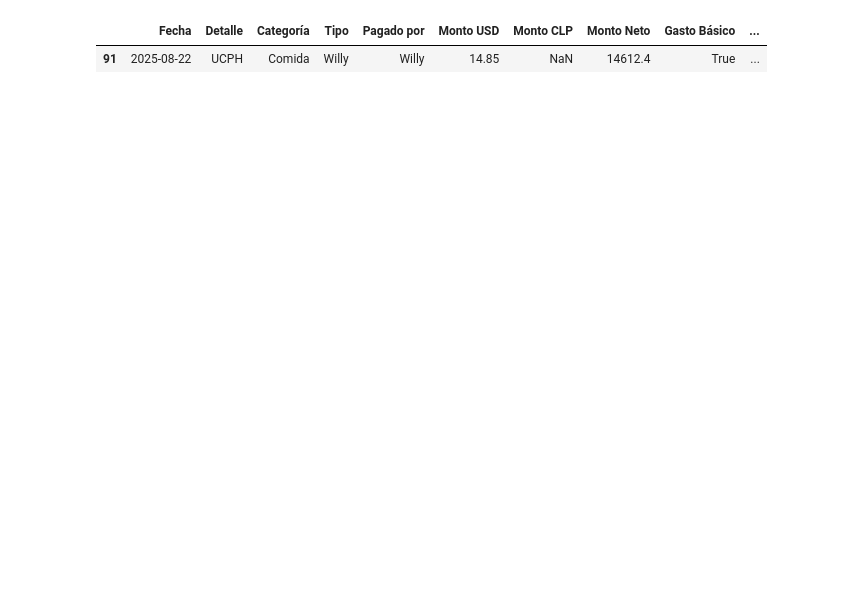
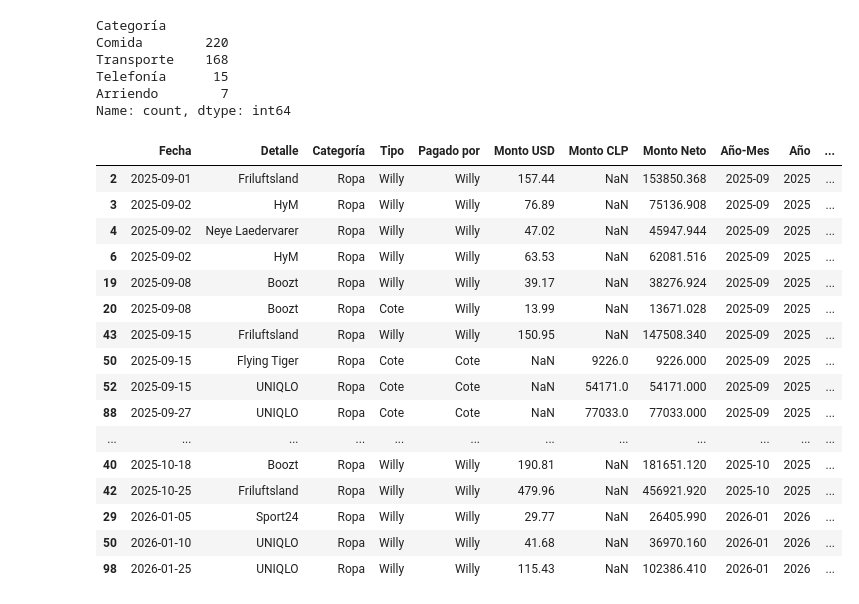
Before and after one commit to mariajosseu/gatitos-cash-flow, a Jupyter notebook: expenses_overview.ipynb, the cells around one changed output. Saved outputs shown, nothing was run; the diff lists cells and outputs as text; code cells hidden in the pictures; blank space fills up the shorter version.

```diff
--- a/expenses_overview.ipynb
+++ b/expenses_overview.ipynb
@@ -66,5 +69,9 @@ plot_basic_expenses(df_processed)
-# %%
-df_processed[df_processed["Detalle"] == "UCPH"]
-# %% [output]
-|  | Fecha | Detalle | Categoría | Tipo | Pagado por | Monto USD | Monto CLP | Monto Neto | Gasto Básico | ... |
-| 91 | 2025-08-22 | UCPH | Comida | Willy | Willy | 14.85 | NaN | 14612.4 | True | ... |
+# %%
+df_processed[df_processed["Gasto Básico"]]["Categoría"].value_counts()
+# %% [output]
+Categoría
+Comida        220
+Transporte    168
+Telefonía      15
+Arriendo        7
+Name: count, dtype: int64
@@ -70,0 +80,20 @@ df_processed[df_processed["Detalle"] == "UCPH"]
+# %%
+df_processed[df_processed["Categoría"] == "Ropa"]
+# %% [output]
+|  | Fecha | Detalle | Categoría | Tipo | Pagado por | Monto USD | Monto CLP | Monto Neto | Año-Mes | Año | ... |
+| 2 | 2025-09-01 | Friluftsland | Ropa | Willy | Willy | 157.44 | NaN | 153850.368 | 2025-09 | 2025 | ... |
+| 3 | 2025-09-02 | HyM | Ropa | Willy | Willy | 76.89 | NaN | 75136.908 | 2025-09 | 2025 | ... |
+| 4 | 2025-09-02 | Neye Laedervarer | Ropa | Willy | Willy | 47.02 | NaN | 45947.944 | 2025-09 | 2025 | ... |
+| 6 | 2025-09-02 | HyM | Ropa | Willy | Willy | 63.53 | NaN | 62081.516 | 2025-09 | 2025 | ... |
+| 19 | 2025-09-08 | Boozt | Ropa | Willy | Willy | 39.17 | NaN | 38276.924 | 2025-09 | 2025 | ... |
+| 20 | 2025-09-08 | Boozt | Ropa | Cote | Willy | 13.99 | NaN | 13671.028 | 2025-09 | 2025 | ... |
+| 43 | 2025-09-15 | Friluftsland | Ropa | Willy | Willy | 150.95 | NaN | 147508.340 | 2025-09 | 2025 | ... |
+| 50 | 2025-09-15 | Flying Tiger | Ropa | Cote | Cote | NaN | 9226.0 | 9226.000 | 2025-09 | 2025 | ... |
+| 52 | 2025-09-15 | UNIQLO | Ropa | Cote | Cote | NaN | 54171.0 | 54171.000 | 2025-09 | 2025 | ... |
+| 88 | 2025-09-27 | UNIQLO | Ropa | Cote | Cote | NaN | 77033.0 | 77033.000 | 2025-09 | 2025 | ... |
+| ... | ... | ... | ... | ... | ... | ... | ... | ... | ... | ... | ... |
+| 40 | 2025-10-18 | Boozt | Ropa | Willy | Willy | 190.81 | NaN | 181651.120 | 2025-10 | 2025 | ... |
+| 42 | 2025-10-25 | Friluftsland | Ropa | Willy | Willy | 479.96 | NaN | 456921.920 | 2025-10 | 2025 | ... |
+| 29 | 2026-01-05 | Sport24 | Ropa | Willy | Willy | 29.77 | NaN | 26405.990 | 2026-01 | 2026 | ... |
+| 50 | 2026-01-10 | UNIQLO | Ropa | Willy | Willy | 41.68 | NaN | 36970.160 | 2026-01 | 2026 | ... |
+| 98 | 2026-01-25 | UNIQLO | Ropa | Willy | Willy | 115.43 | NaN | 102386.410 | 2026-01 | 2026 | ... |
```
Also changed, not shown: parts of 6 cells of this notebook, 2 other files.
